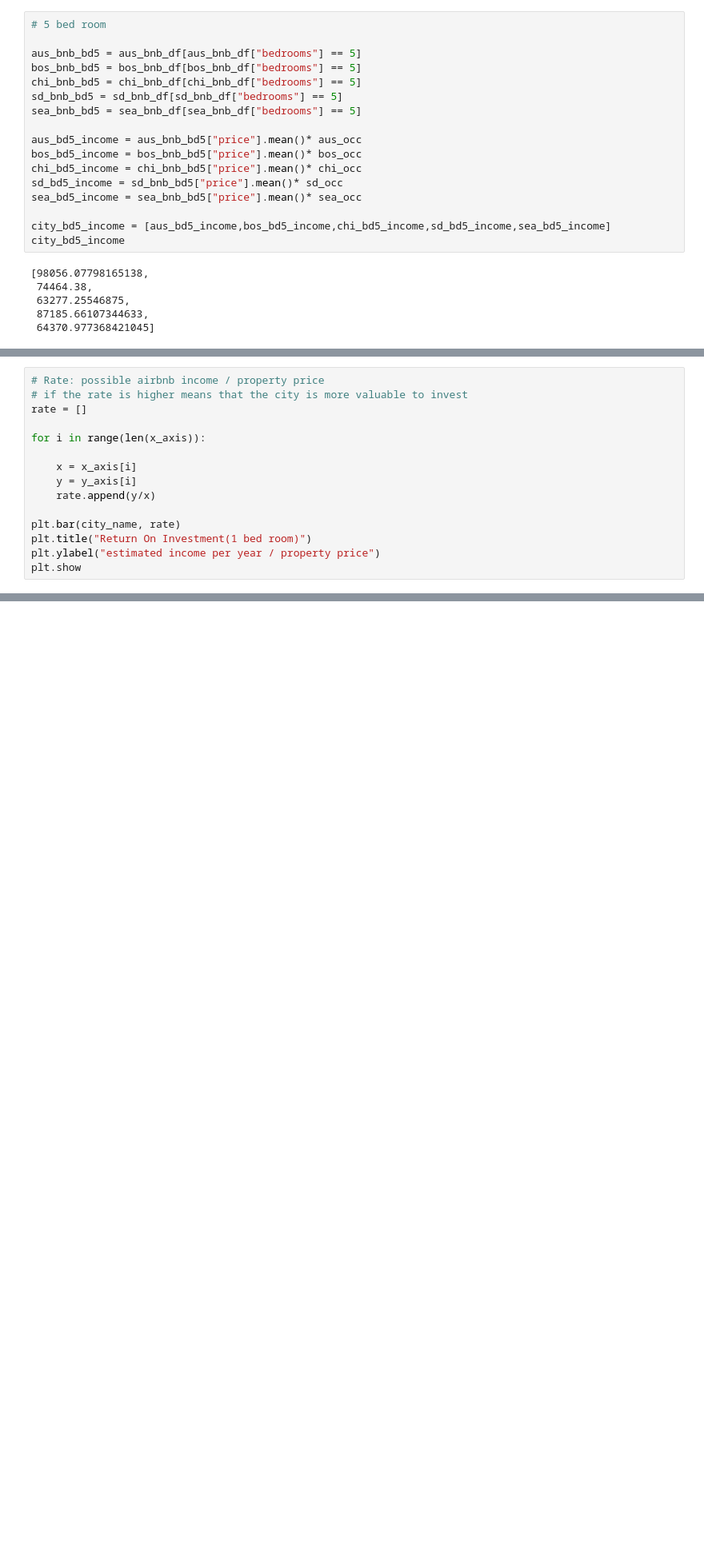
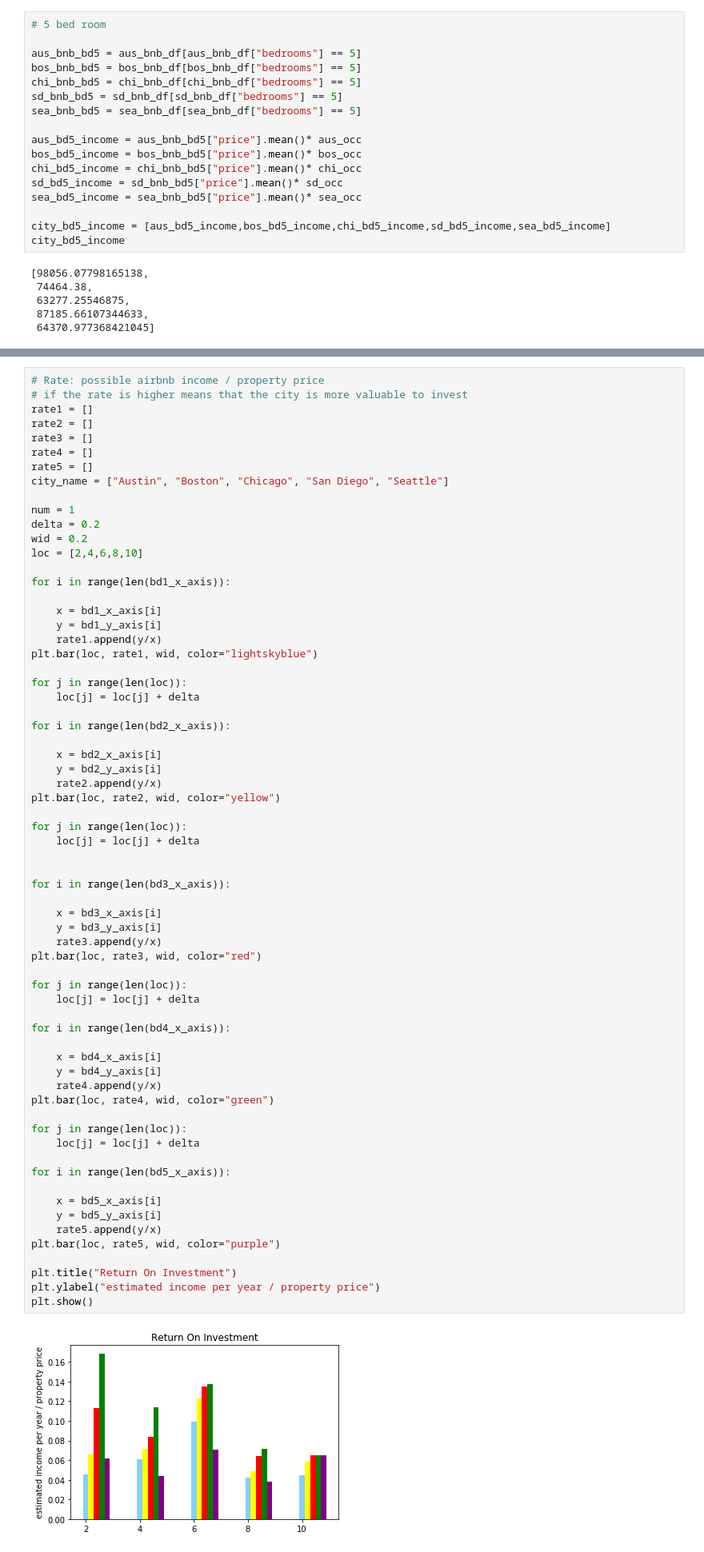
Before and after one commit to chinosamg/Cinco, a Jupyter notebook: Project 1 draft.ipynb, the cells around one changed output, grey strips where cells are left out. Shown at 80% size. Cells and saved outputs as stored; diff of their text form; blank space fills up the shorter version.

Commit message:
all bedroom bar chart added

```diff
--- a/Project 1 draft.ipynb
+++ b/Project 1 draft.ipynb
@@ -336,18 +333,3 @@ lgnd.legendHandles[4].set_color("purple")
 plt.show()
 # %% [output]
 [figure]
-# %%
-# Rate: possible airbnb income / property price
-# if the rate is higher means that the city is more valuable to invest
-rate = []
-
-for i in range(len(x_axis)):
-
-    x = x_axis[i]
-    y = y_axis[i]
-    rate.append(y/x)
-
-plt.bar(city_name, rate)
-plt.title("Return On Investment(1 bed room)")
-plt.ylabel("estimated income per year / property price")
-plt.show
@@ -356,0 +336,68 @@ plt.show
+# %%
+# Rate: possible airbnb income / property price
+# if the rate is higher means that the city is more valuable to invest
+rate1 = []
+rate2 = []
+rate3 = []
+rate4 = []
+rate5 = []
+city_name = ["Austin", "Boston", "Chicago", "San Diego", "Seattle"]
+
+num = 1
+delta = 0.2
+wid = 0.2
+loc = [2,4,6,8,10]
+
+for i in range(len(bd1_x_axis)):
+
+    x = bd1_x_axis[i]
+    y = bd1_y_axis[i]
+    rate1.append(y/x)
+plt.bar(loc, rate1, wid, color="lightskyblue")
+
+for j in range(len(loc)):
+    loc[j] = loc[j] + delta
+
+for i in range(len(bd2_x_axis)):
+
+    x = bd2_x_axis[i]
+    y = bd2_y_axis[i]
+    rate2.append(y/x)
+plt.bar(loc, rate2, wid, color="yellow")
+
+for j in range(len(loc)):
+    loc[j] = loc[j] + delta
+
+
+for i in range(len(bd3_x_axis)):
+
+    x = bd3_x_axis[i]
+    y = bd3_y_axis[i]
+    rate3.append(y/x)
+plt.bar(loc, rate3, wid, color="red")
+
+for j in range(len(loc)):
+    loc[j] = loc[j] + delta
+
+for i in range(len(bd4_x_axis)):
+
+    x = bd4_x_axis[i]
+    y = bd4_y_axis[i]
+    rate4.append(y/x)
+plt.bar(loc, rate4, wid, color="green")
+
+for j in range(len(loc)):
+    loc[j] = loc[j] + delta
+
+for i in range(len(bd5_x_axis)):
+
+    x = bd5_x_axis[i]
+    y = bd5_y_axis[i]
+    rate5.append(y/x)
+plt.bar(loc, rate5, wid, color="purple")
+
+plt.title("Return On Investment")
+plt.ylabel("estimated income per year / property price")
+plt.show()
+# %% [output]
+[figure, added]
```
Also changed, not shown: parts of 2 cells of this notebook.
